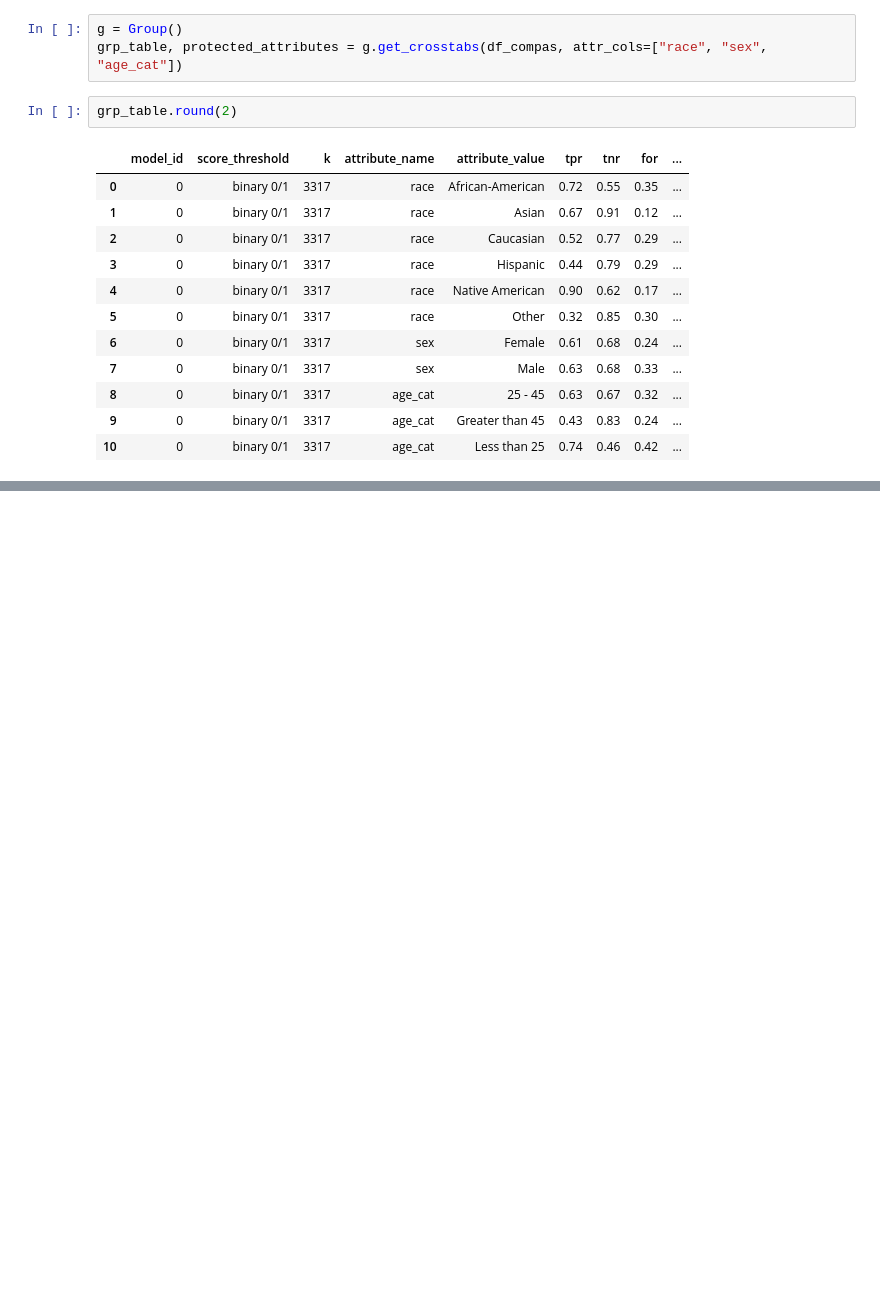
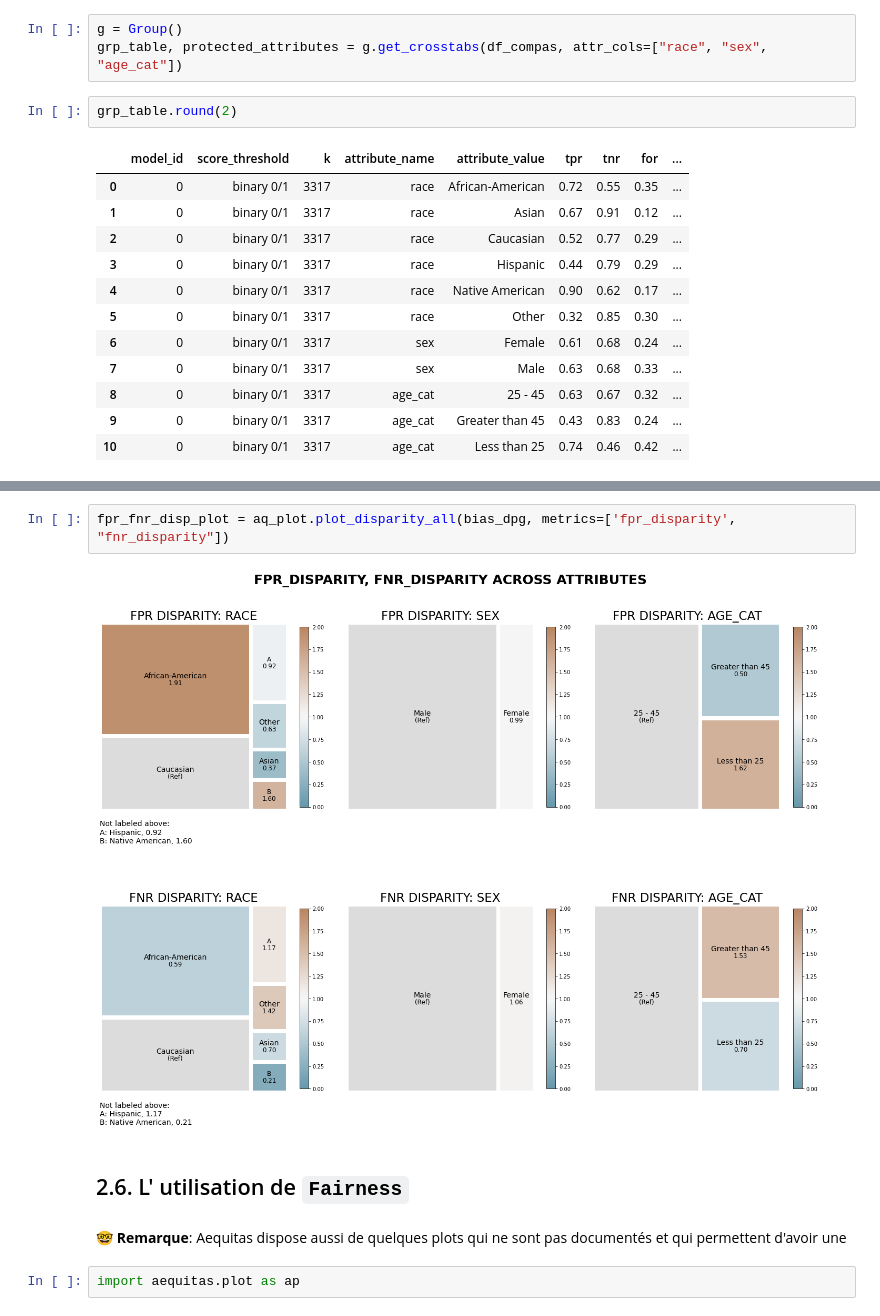
Before and after one commit to chsafouane/aequitas_disc, a Jupyter notebook: notebooks/aequitas_presentation.ipynb, the cells around one changed output, grey strips where cells are left out. Cells and saved outputs as stored; diff of their text form; blank space fills up the shorter version.

```diff
--- a/notebooks/aequitas_presentation.ipynb
+++ b/notebooks/aequitas_presentation.ipynb
@@ -331,0 +338,10 @@ ap.disparity(bias_dpg, ["fpr", "fnr"], 'race', fairness_threshold = 1.2)
+# %%
+fpr_fnr_disp_plot = aq_plot.plot_disparity_all(bias_dpg, metrics=['fpr_disparity', "fnr_disparity"])
+# %% [output]
+[figure, added]
+# %% [markdown]
+## 2.6. L' utilisation de `Fairness`
+# %% [markdown]
+🤓 **Remarque**: Aequitas dispose aussi de quelques plots qui ne sont pas documentés et qui permettent d'avoir une
+# %%
+import aequitas.plot as ap
```
Also changed, not shown: parts of 39 cells of this notebook.
